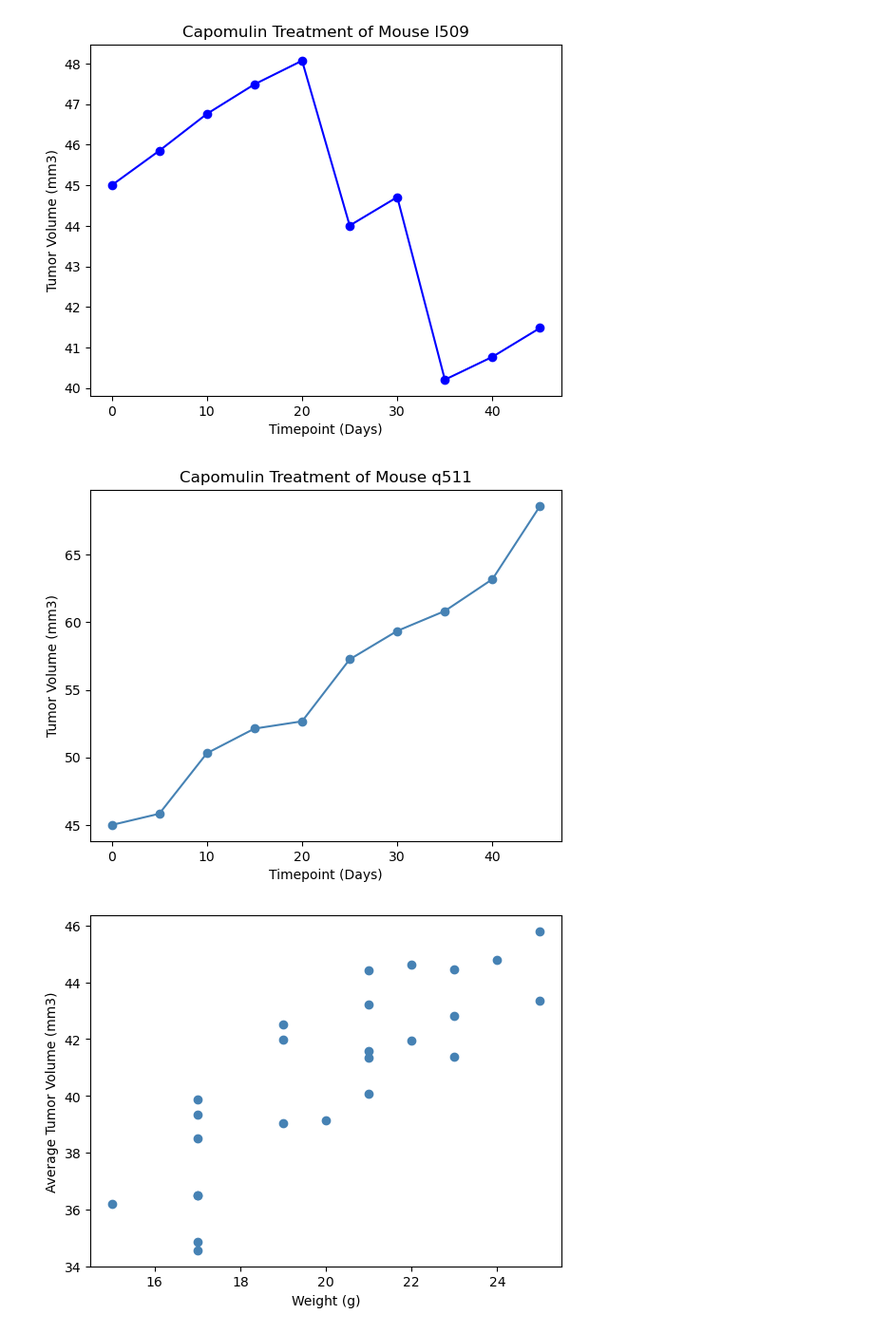
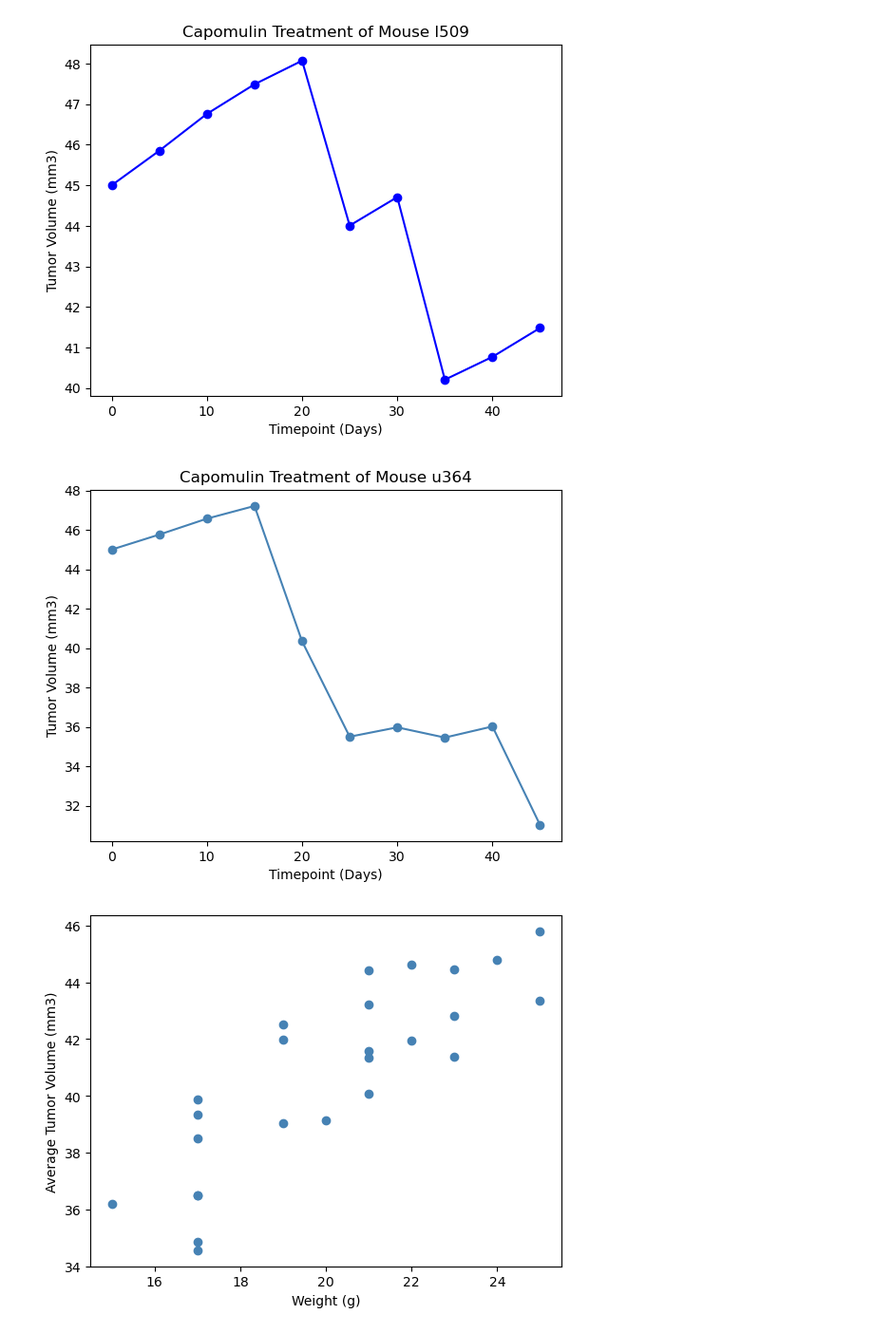
Before and after one commit to JiminieJames/Pymaceuticals, a Jupyter notebook: pymaceuticals_complete.ipynb, the cells around one changed output. Shown at 95% size. Cells and saved outputs as stored; diff of their text form; code cells hidden in the pictures.

Commit message:
working on the random function more.

```diff
--- a/pymaceuticals_complete.ipynb
+++ b/pymaceuticals_complete.ipynb
@@ -404,25 +404,31 @@ plt.show()
 # %% [output]
 [figure]
 # %%
-# Did some playing around to learn a new to do this.
-
 import random
 
-# Choose a random Mouse ID
-random_mouse_id = random.choice(cleaned_mouse_study['Mouse ID'])
+# Filter the DataFrame for the Capomulin regimen and remove any NaN values
+capomulin_data = cleaned_mouse_study[(cleaned_mouse_study['Drug Regimen'] == 'Capomulin') & cleaned_mouse_study['Mouse ID'].notna()]
 
-# Filter the DataFrame for the randomly selected Mouse ID
-# had to create a DataFrame for the random mouse ID to pull from.
-random_mouse_data = cleaned_mouse_study[cleaned_mouse_study['Mouse ID'] == random_mouse_id]
+# Check if there is data available for the Capomulin regimen
+if not capomulin_data.empty:
+    # Choose a random Mouse ID from the Capomulin regimen
+    random_mouse_id = random.choice(capomulin_data['Mouse ID'])
 
-# Plot the data for the randomly selected Mouse ID
-plt.plot(random_mouse_data['Timepoint'], random_mouse_data['Tumor Volume (mm3)'], color= 'steelblue', marker='o')
-plt.title(f"Capomulin Treatment of Mouse {random_mouse_id}")
-plt.xlabel('Timepoint (Days)')
-plt.ylabel('Tumor Volume (mm3)')
-plt.show()
+    # Filter the DataFrame for the randomly selected Mouse ID
+    capomulin_mouse_data = capomulin_data[capomulin_data['Mouse ID'] == random_mouse_id]
+
+    # Plot the data for the randomly selected Mouse ID
+    plt.plot(capomulin_mouse_data['Timepoint'], capomulin_mouse_data['Tumor Volume (mm3)'], color='steelblue', marker='o')
+    plt.title(f"Capomulin Treatment of Mouse {random_mouse_id}")
+    plt.xlabel('Timepoint (Days)')
+    plt.ylabel('Tumor Volume (mm3)')
+    plt.show()
+else:
+    print('No data for Capomulin regimen')
+
+# I still cannot seem to get this to work correctly, I am not sure what I am doing wrong, but this was created by a variety of sources.
 # %% [output]
-[figure, old version]
+[figure, new version]
 # %%
 # Generate a scatter plot of mouse weight vs. the average observed tumor volume for the entire Capomulin regimen
 # determine the average:
```
